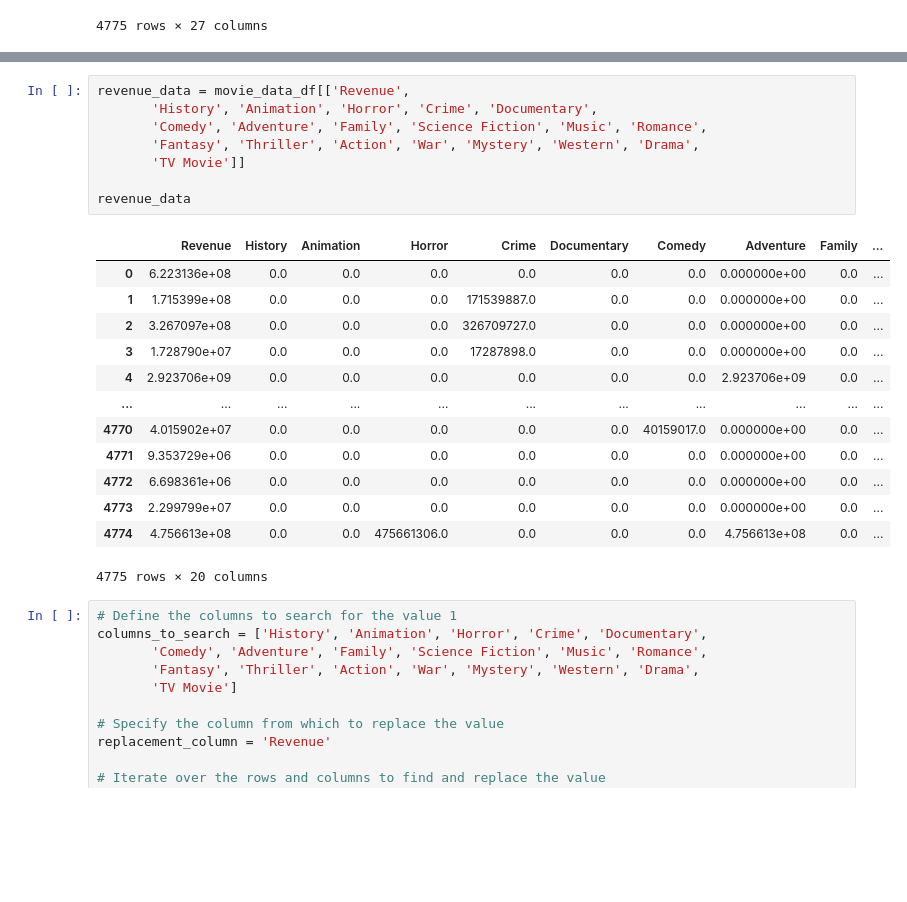
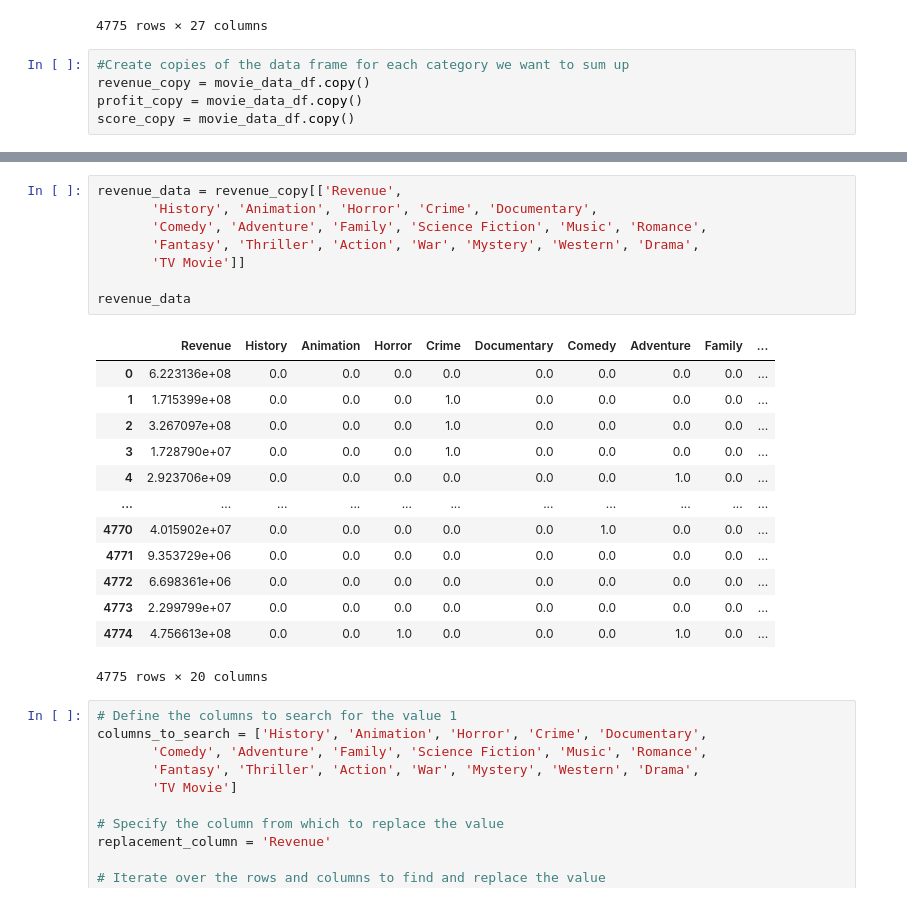
Before and after one commit to hatkiet/Project-1-Red-Team, a Jupyter notebook: Patrick's Visualizations Notebook.ipynb, the cells around one changed output, grey strips where cells are left out. Drawn from its saved outputs; the diff is of its cells as text; blank space fills up the shorter version.

```diff
--- a/Patrick's Visualizations Notebook.ipynb
+++ b/Patrick's Visualizations Notebook.ipynb
@@ -22,6 +22,11 @@ movie_data_df
 | 4773 | The Russia House | 1990-12-21 | 61.0 | Drama,Thriller,Romance | English | 21800000.0 | 2.299799e+07 | 1.197992e+06 | 0.0 | 0.0 | ... | ... |
 | 4774 | Darkman II: The Return of Durant | 1995-07-11 | 55.0 | Action,Adventure,Science Fiction,... | English | 116000000.0 | 4.756613e+08 | 3.596613e+08 | 0.0 | 0.0 | ... | ... |
 4775 rows × 27 columns
+# %%
+#Create copies of the data frame for each category we want to sum up
+revenue_copy = movie_data_df.copy()
+profit_copy = movie_data_df.copy()
+score_copy = movie_data_df.copy()
 # %%
 #Retrieve the column headers to build the list of genres
 
@@ -36,26 +41,26 @@ Index(['Name', 'Date', 'Score', 'Genre', 'Language', 'Budget', 'Revenue',
        'TV Movie'],
       dtype='object')
 # %%
-revenue_data = movie_data_df[['Revenue',
+revenue_data = revenue_copy[['Revenue',
        'History', 'Animation', 'Horror', 'Crime', 'Documentary',
        'Comedy', 'Adventure', 'Family', 'Science Fiction', 'Music', 'Romance',
        'Fantasy', 'Thriller', 'Action', 'War', 'Mystery', 'Western', 'Drama',
        'TV Movie']]
 
 revenue_data
 # %% [output]
 |  | Revenue | History | Animation | Horror | Crime | Documentary | Comedy | Adventure | Family | ... |
-| 0 | 6.223136e+08 | 0.0 | 0.0 | 0.0 | 0.0 | 0.0 | 0.0 | 0.000000e+00 | 0.0 | ... |
-| 1 | 1.715399e+08 | 0.0 | 0.0 | 0.0 | 171539887.0 | 0.0 | 0.0 | 0.000000e+00 | 0.0 | ... |
-| 2 | 3.267097e+08 | 0.0 | 0.0 | 0.0 | 326709727.0 | 0.0 | 0.0 | 0.000000e+00 | 0.0 | ... |
-| 3 | 1.728790e+07 | 0.0 | 0.0 | 0.0 | 17287898.0 | 0.0 | 0.0 | 0.000000e+00 | 0.0 | ... |
-| 4 | 2.923706e+09 | 0.0 | 0.0 | 0.0 | 0.0 | 0.0 | 0.0 | 2.923706e+09 | 0.0 | ... |
+| 0 | 6.223136e+08 | 0.0 | 0.0 | 0.0 | 0.0 | 0.0 | 0.0 | 0.0 | 0.0 | ... |
+| 1 | 1.715399e+08 | 0.0 | 0.0 | 0.0 | 1.0 | 0.0 | 0.0 | 0.0 | 0.0 | ... |
+| 2 | 3.267097e+08 | 0.0 | 0.0 | 0.0 | 1.0 | 0.0 | 0.0 | 0.0 | 0.0 | ... |
+| 3 | 1.728790e+07 | 0.0 | 0.0 | 0.0 | 1.0 | 0.0 | 0.0 | 0.0 | 0.0 | ... |
+| 4 | 2.923706e+09 | 0.0 | 0.0 | 0.0 | 0.0 | 0.0 | 0.0 | 1.0 | 0.0 | ... |
 | ... | ... | ... | ... | ... | ... | ... | ... | ... | ... | ... |
-| 4770 | 4.015902e+07 | 0.0 | 0.0 | 0.0 | 0.0 | 0.0 | 40159017.0 | 0.000000e+00 | 0.0 | ... |
-| 4771 | 9.353729e+06 | 0.0 | 0.0 | 0.0 | 0.0 | 0.0 | 0.0 | 0.000000e+00 | 0.0 | ... |
-| 4772 | 6.698361e+06 | 0.0 | 0.0 | 0.0 | 0.0 | 0.0 | 0.0 | 0.000000e+00 | 0.0 | ... |
-| 4773 | 2.299799e+07 | 0.0 | 0.0 | 0.0 | 0.0 | 0.0 | 0.0 | 0.000000e+00 | 0.0 | ... |
-| 4774 | 4.756613e+08 | 0.0 | 0.0 | 475661306.0 | 0.0 | 0.0 | 0.0 | 4.756613e+08 | 0.0 | ... |
+| 4770 | 4.015902e+07 | 0.0 | 0.0 | 0.0 | 0.0 | 0.0 | 1.0 | 0.0 | 0.0 | ... |
+| 4771 | 9.353729e+06 | 0.0 | 0.0 | 0.0 | 0.0 | 0.0 | 0.0 | 0.0 | 0.0 | ... |
+| 4772 | 6.698361e+06 | 0.0 | 0.0 | 0.0 | 0.0 | 0.0 | 0.0 | 0.0 | 0.0 | ... |
+| 4773 | 2.299799e+07 | 0.0 | 0.0 | 0.0 | 0.0 | 0.0 | 0.0 | 0.0 | 0.0 | ... |
+| 4774 | 4.756613e+08 | 0.0 | 0.0 | 1.0 | 0.0 | 0.0 | 0.0 | 1.0 | 0.0 | ... |
 4775 rows × 20 columns
 # %%
 # Define the columns to search for the value 1
```
Also changed, not shown: parts of 8 cells of this notebook.
